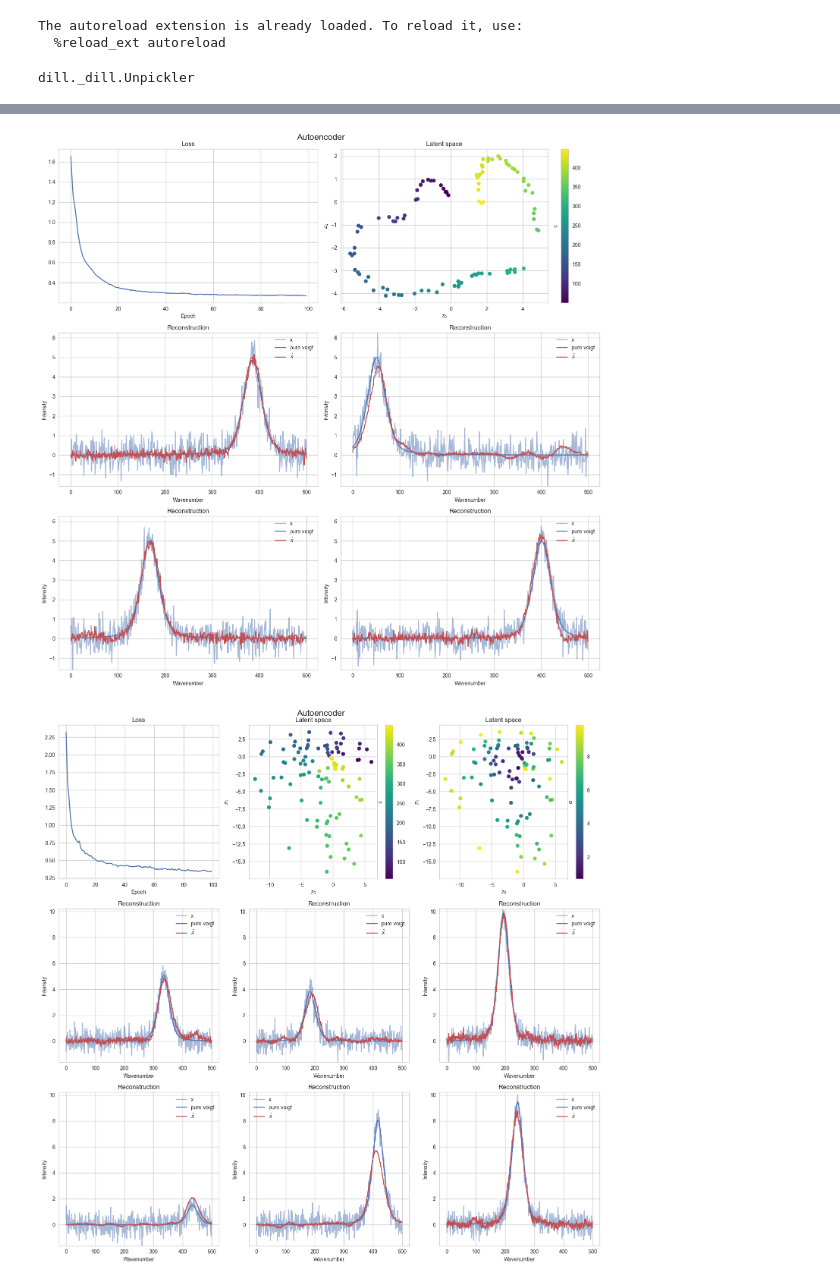
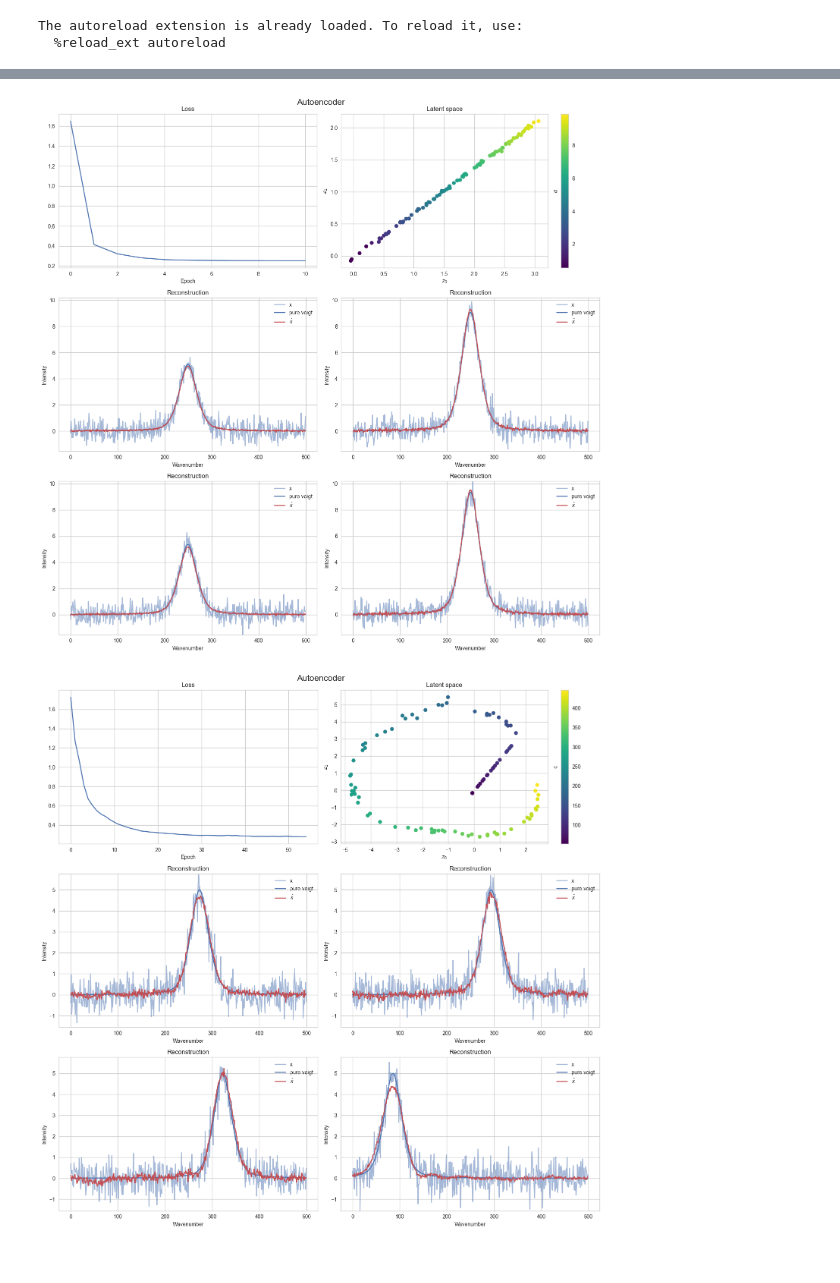
Before and after one commit to AndreasLF/amortized-inference-for-spectroscopy, a Jupyter notebook: notebooks/plot_autoencoder_exp.ipynb, the cells around one changed output, grey strips where cells are left out. Cells and saved outputs as stored; diff of their text form; code cells hidden in the pictures.

Commit message:
Updated autoencoder plotting

```diff
--- a/notebooks/plot_autoencoder_exp.ipynb
+++ b/notebooks/plot_autoencoder_exp.ipynb
@@ -22,10 +22,6 @@ cuda = torch.cuda.is_available()
 # %% [output]
 The autoreload extension is already loaded. To reload it, use:
   %reload_ext autoreload
-# %%
-dill.Unpickler
-# %% [output]
-dill._dill.Unpickler
 # %%
 # load model that has been trained on GPU on CPU. Source https://github.com/pytorch/pytorch/issues/16797
 class CPU_Unpickler(dill.Unpickler):
@@ -46,8 +42,3 @@ def load_dill(file_name, experiment):
 # %%
 generators_dict = {"generator1": 1, "generator2": 2, "generator3": 3}
 labels_dict = {1: "alpha", 2: "c", 3: ["c", "alpha"]}
-# %%
-ps = pseudoVoigtSimulatorTorch(500)
-generator = ps.predefined_generator(generator_num)
-dset_train = IterDataset(generator)
-train_loader = torch.utils.data.DataLoader(dset_train, batch_size=100, pin_memory=cuda)
@@ -54,10 +47,11 @@ train_loader = torch.utils.data.DataLoader(dset_train, batch_size=100, pin_memor
 # %%
-model_names = ['stellar-midichlorian-218', 'legendary-fighter-220', 'rebel-fighter-222']
+# model_names = ['stellar-midichlorian-218', 'legendary-fighter-220', 'rebel-fighter-222']
+model_names = ['blooming-blaze-545', 'scarlet-aardvark-550', 'trim-sound-548']
+
 
 for model_name in model_names:
     autoencoder, train_loss, generator_num = load_dill(f"{model_name}.dill", "1_AE")
 
-    print("Generator", generator_num, ", Loss: ", train_loss[-1])
 
     generator = ps.predefined_generator(generator_num)
     dset_train = IterDataset(generator)
@@ -69,6 +63,12 @@ for model_name in model_names:
     z = autoencoder.encoder(x)
     recons = autoencoder.decoder(z)
     label = labels_dict[generator_num]
+
+    MSE = torch.nn.MSELoss()
+    loss = MSE(recons, x)
+
+    print("Generator", generator_num, ", Loss: ", loss.item(), "(" + model_name + ")")
+
 
     ll = {"c": 0, "gamma": 1, "eta": 2, "alpha": 3}
     labels = []
@@ -90,2 +90,2 @@ Generator 3 , Loss:  0.33906932310624555
-[figure, old version]
+[figure, new version]
-[figure, old version]
+[figure, new version]
```
Also changed, not shown: parts of 2 cells of this notebook.
